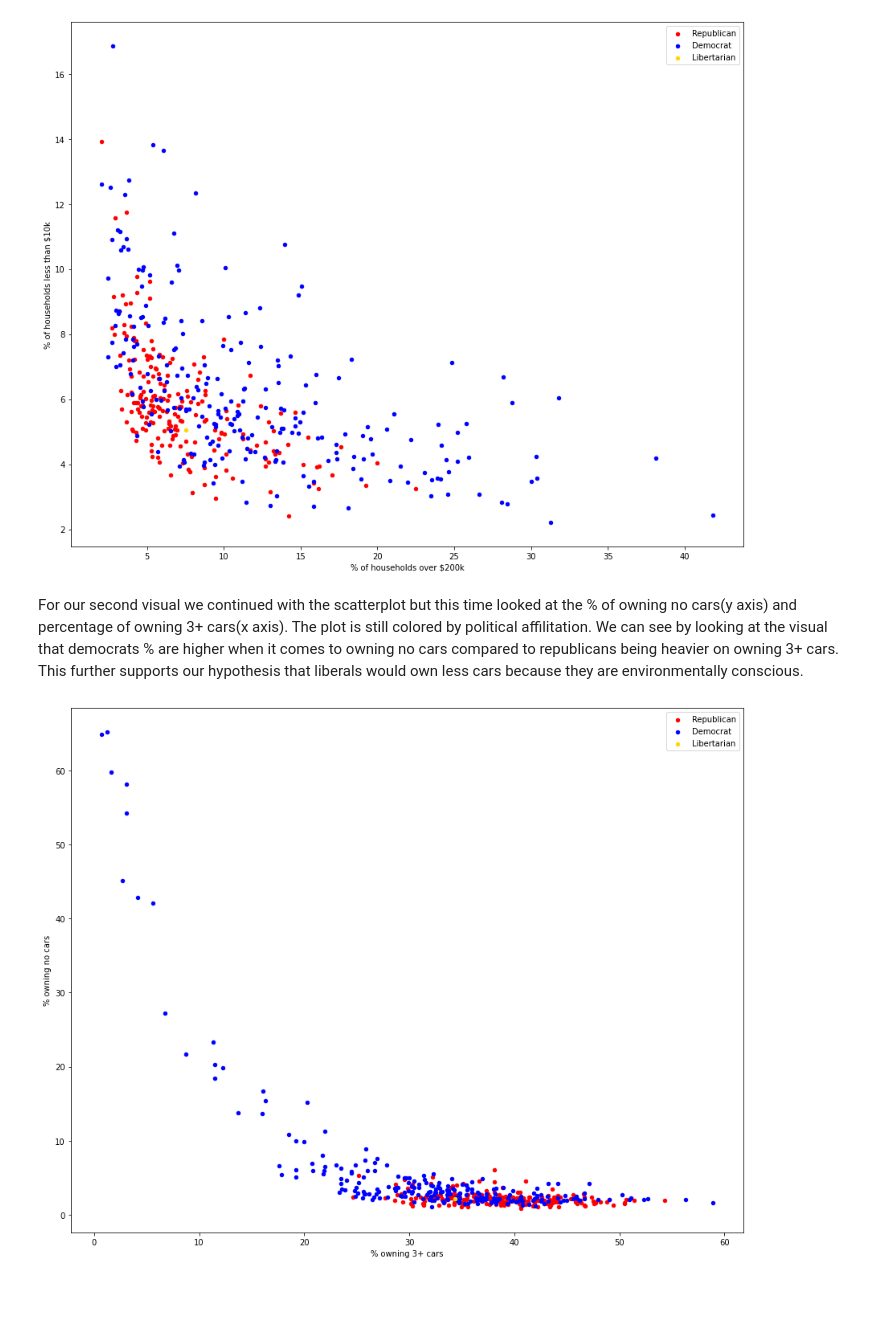
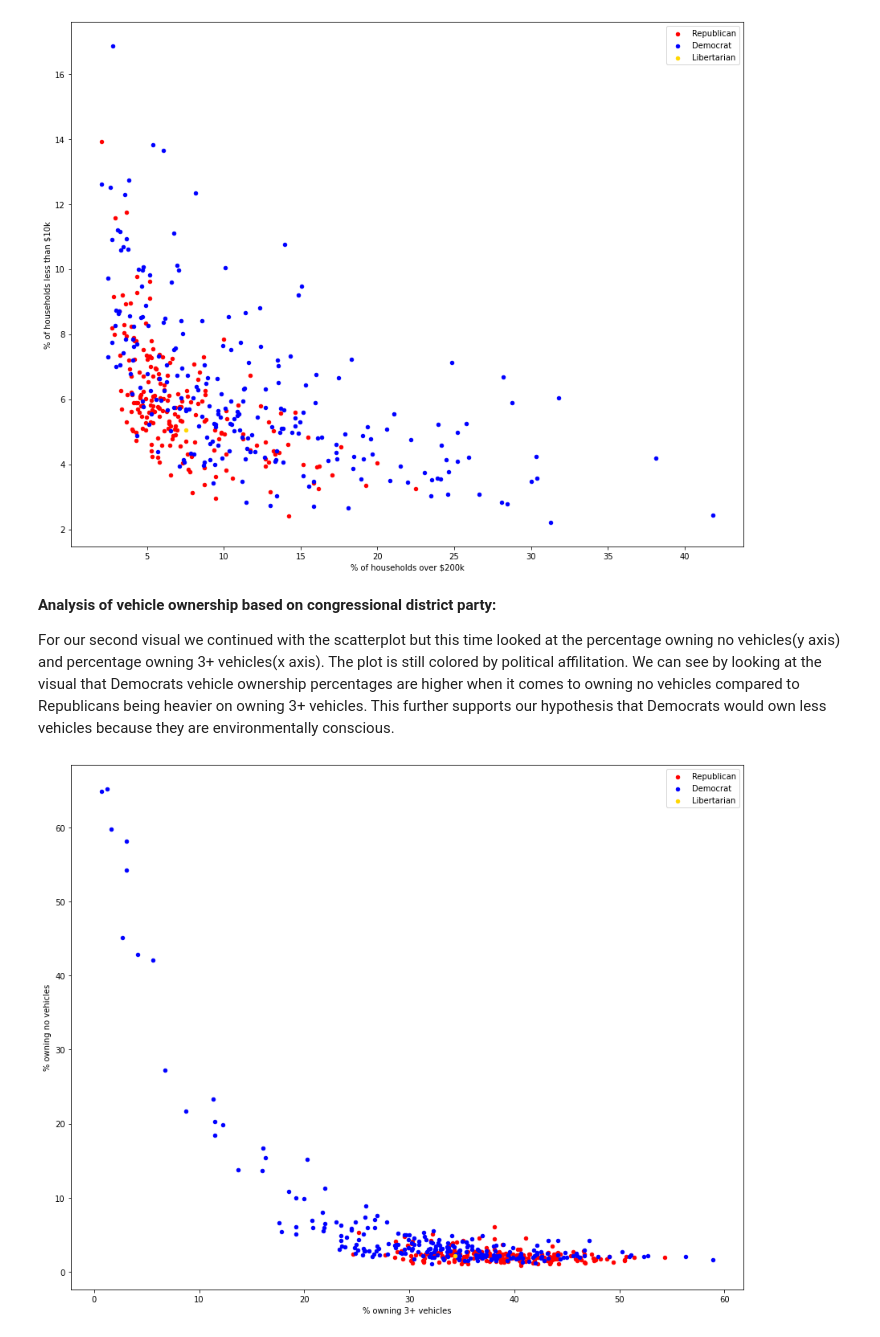
Before and after one commit to Avalon-DeNecochea/congressionalNotebook, a Jupyter notebook: Project_1.ipynb, the cells around one changed output. Cells and saved outputs as stored; diff of their text form; code cells hidden in the pictures; blank space fills up the shorter version.

```diff
--- a/Project_1.ipynb
+++ b/Project_1.ipynb
@@ -32,7 +28,7 @@ data_json = json.loads(response.read())
 data_json.pop(0) # the first row of data is header information which we don't need, so pop removes that from the dataset.
 
 # Hand populate the columns based on the variable descriptions census.gov documents here: https://api.census.gov/data/2021/acs/acs1/variables.html. Note they correspond back to the variable names I included in the URL above.
-cols = ['District Name','Total Households','Less than $10k', '$200k+', 'Total', 'No cars', '1 car', '2 cars', '3+ cars', 'State code', 'district number']
+cols = ['District Name','Total Households','Less than $10k', '$200k+', 'Total', 'No vehicles', '1 vehicle', '2 vehicles', '3+ vehicles', 'State code', 'district number']
 
 acs_df = pd.DataFrame(data_json, columns = cols)
 
@@ -43,7 +39,7 @@ acs_df['district number'] = pd.to_numeric(acs_df['district number'])
 acs_df['State'] = acs_df['State'].str.strip()
 
 # Let's just keep the columns we need
-acs_df = acs_df[['Total Households', 'Less than $10k', "$200k+", 'Total', 'No cars', '1 car', '2 cars', '3+ cars','district number', 'State']]
+acs_df = acs_df[['Total Households', 'Less than $10k', "$200k+", 'Total', 'No vehicles', '1 vehicle', '2 vehicles', '3+ vehicles','district number', 'State']]
 
 # take a look at the top results in the dataset
 acs_df.head()
@@ -61,18 +57,18 @@ acs_df["Total Households"] = pd.to_numeric(acs_df["Total Households"])
 acs_df["Less than $10k"] = pd.to_numeric(acs_df["Less than $10k"])
 acs_df['$200k+'] = pd.to_numeric(acs_df['$200k+'])
 acs_df['Total'] = pd.to_numeric(acs_df['Total'])
-acs_df['No cars'] = pd.to_numeric(acs_df['No cars'])
-acs_df['1 car'] = pd.to_numeric(acs_df['1 car'])
-acs_df['2 cars'] = pd.to_numeric(acs_df['2 cars'])
-acs_df['3+ cars'] = pd.to_numeric(acs_df['3+ cars'])
+acs_df['No vehicles'] = pd.to_numeric(acs_df['No vehicles'])
+acs_df['1 vehicle'] = pd.to_numeric(acs_df['1 vehicle'])
+acs_df['2 vehicles'] = pd.to_numeric(acs_df['2 vehicles'])
+acs_df['3+ vehicles'] = pd.to_numeric(acs_df['3+ vehicles'])
 
 # Compute some new columns based on the existing columns for later visualization
 acs_df['% of households over $200k'] = (100*acs_df['$200k+'])/acs_df['Total Households']
 acs_df['% of households less than $10k'] = (100*acs_df['Less than $10k'])/acs_df['Total Households']
-acs_df['% owning no cars'] = (100*acs_df['No cars'])/acs_df['Total']
-acs_df['% owning 1 car'] = (100*acs_df['1 car'])/acs_df['Total']
-acs_df['% owning 2 cars'] = (100*acs_df['2 cars'])/acs_df['Total']
-acs_df['% owning 3+ cars'] = (100*acs_df['3+ cars'])/acs_df['Total']
+acs_df['% owning no vehicles'] = (100*acs_df['No vehicles'])/acs_df['Total']
+acs_df['% owning 1 vehicle'] = (100*acs_df['1 vehicle'])/acs_df['Total']
+acs_df['% owning 2 vehicles'] = (100*acs_df['2 vehicles'])/acs_df['Total']
+acs_df['% owning 3+ vehicles'] = (100*acs_df['3+ vehicles'])/acs_df['Total']
 
 
 # now let's look at the data again
@@ -199,24 +189,25 @@ plt.show()
 # %% [output]
 [figure]
 # %% [markdown]
-For our second visual we continued with the scatterplot but this time looked at the % of owning no cars(y axis) and percentage of owning 3+ cars(x axis).  The plot is still colored by political affilitation.  We can see by looking at the visual that democrats % are higher when it comes to owning no cars compared to republicans being heavier on owning 3+ cars.  This further supports our hypothesis that liberals would own less cars because they are environmentally conscious.
+**Analysis of vehicle ownership based on congressional district party:**
+
+For our second visual we continued with the scatterplot but this time looked at the percentage owning no vehicles(y axis) and percentage owning 3+ vehicles(x axis). The plot is still colored by political affilitation.  We can see by looking at the visual that Democrats vehicle ownership percentages are higher when it comes to owning no vehicles compared to Republicans being heavier on owning 3+ vehicles.  This further supports our hypothesis that Democrats would own less vehicles because they are environmentally conscious.
 # %%
 merged_df.to_csv("congressional_district_with_parties.csv")
 # %%
-  R = merged_df[merged_df['Party'].str.contains('R')]
+R = merged_df[merged_df['Party'].str.contains('R')]
 D = merged_df[merged_df['Party'].str.contains('D')]
 L = merged_df[merged_df['Party'].str.contains('L')]
 
 fig, ax = plt.subplots(figsize=(15, 12))
-R.plot.scatter(x='% owning 3+ cars', y='% owning no cars', c='red',label='Republican', ax=ax)
-D.plot.scatter(x='% owning 3+ cars', y='% owning no cars',c='blue',label='Democrat', ax=ax)
-L.plot.scatter(x='% owning 3+ cars', y='% owning no cars',c='gold',label='Libertarian', ax=ax)
+R.plot.scatter(x='% owning 3+ vehicles', y='% owning no vehicles', c='red',label='Republican', ax=ax)
+D.plot.scatter(x='% owning 3+ vehicles', y='% owning no vehicles',c='blue',label='Democrat', ax=ax)
+L.plot.scatter(x='% owning 3+ vehicles', y='% owning no vehicles',c='gold',label='Libertarian', ax=ax)
 
-#for i, txt in enumerate(df['State']):
-#   ax.annotate(txt, (df['% of households over $200k'].iat[i], df['% of households less than $10k'].iat[i]))
+
 
 plt.legend()
 plt.show()
 # %% [output]
-[figure, old version]
+[figure, new version]
 # %% [markdown]
```
Also changed, not shown: parts of 23 cells of this notebook.
